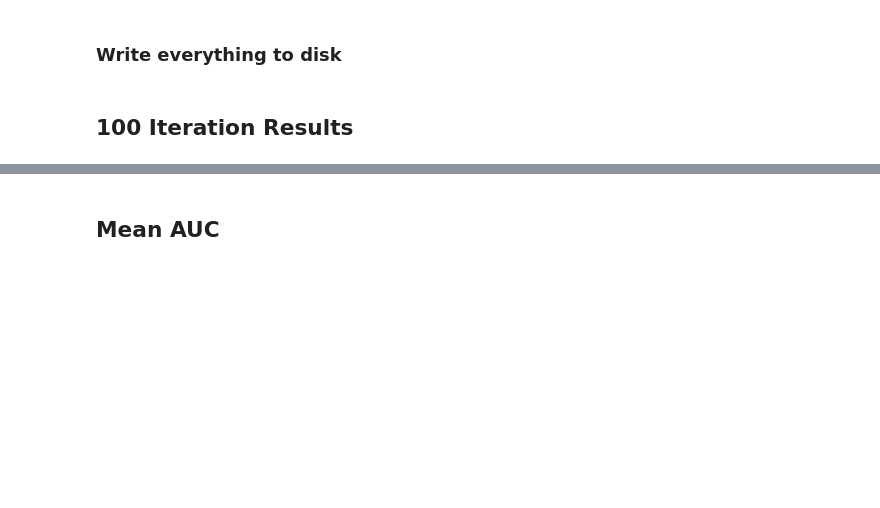
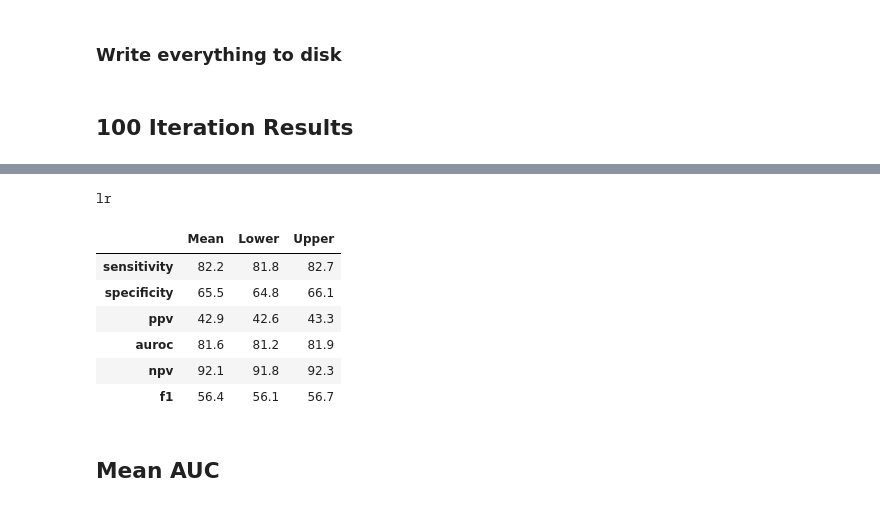
Before and after one commit to sudarshan85/imminent-adm-mimic, a Jupyter notebook: analysis/result_analysis.ipynb, the cells around one changed output, grey strips where cells are left out. Saved outputs shown, nothing was run; the diff lists cells and outputs as text; code cells hidden in the pictures; blank space fills up the shorter version.

```diff
--- a/analysis/result_analysis.ipynb
+++ b/analysis/result_analysis.ipynb
@@ -230,3 +250,22 @@ ia_bams['avg-lr-rf-gbm-mlp'].get_avg_metrics(conf=0.95)
+# %%
+def getit():
+  for model, bam in ia_bams.items():
+    yield model, bam.get_avg_metrics(conf=0.95)
+# %%
+itr = getit()
+# %%
+model, met = next(itr)
+print(model)
+met
+# %% [output]
+lr
+|  | Mean | Lower | Upper |
+| sensitivity | 82.2 | 81.8 | 82.7 |
+| specificity | 65.5 | 64.8 | 66.1 |
+| ppv | 42.9 | 42.6 | 43.3 |
+| auroc | 81.6 | 81.2 | 81.9 |
+| npv | 92.1 | 91.8 | 92.3 |
+| f1 | 56.4 | 56.1 | 56.7 |
 # %% [markdown]
 ## Mean AUC
 # %%
```
Also changed, not shown: parts of 2 cells of this notebook, 3 other files.
